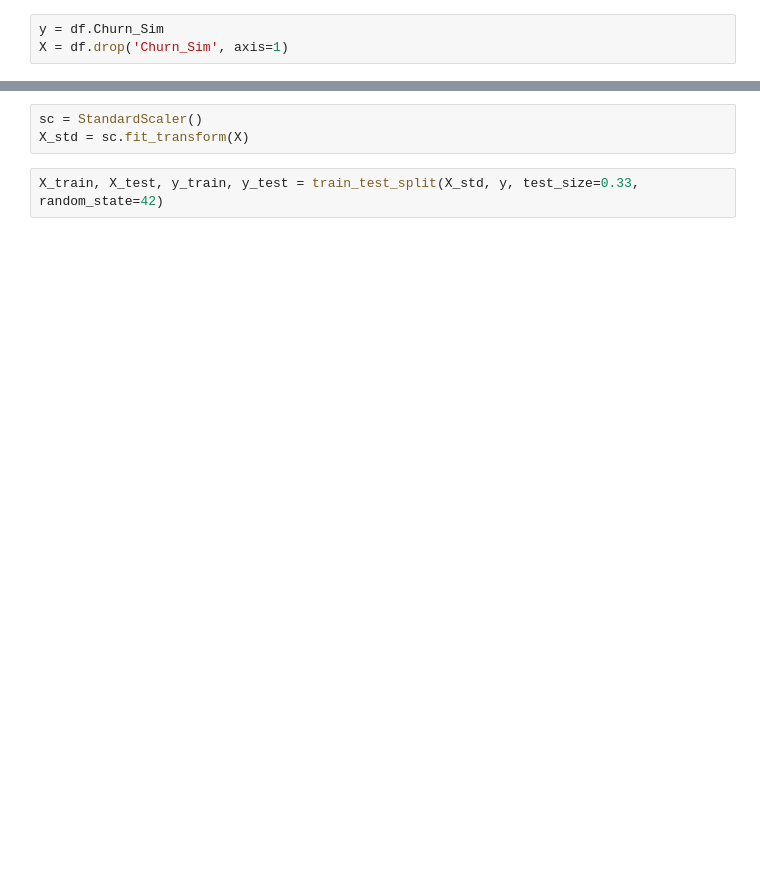
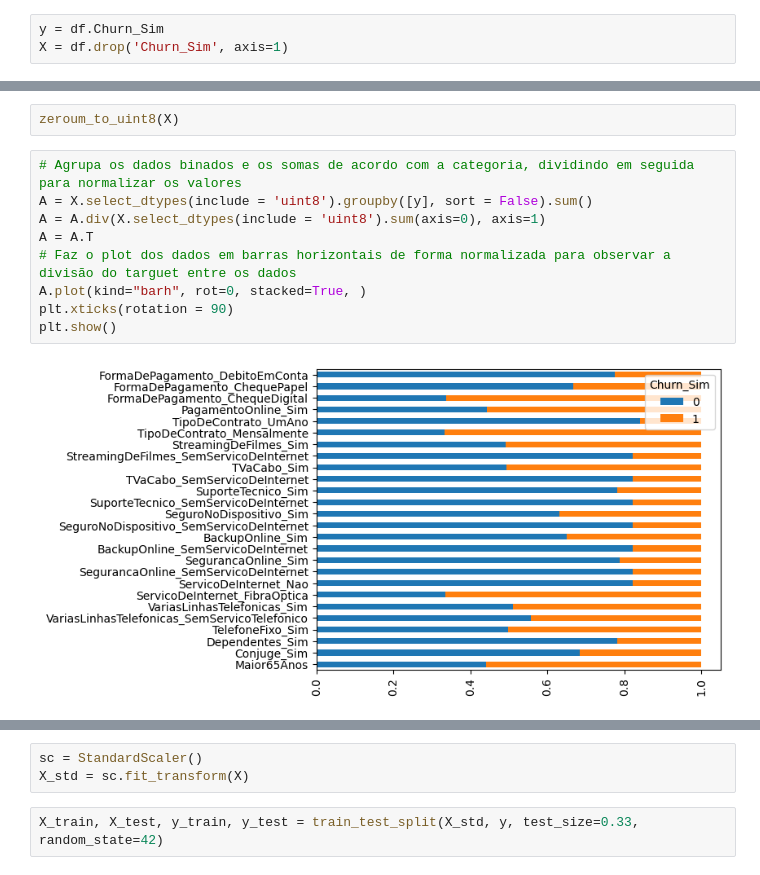
Before and after one commit to chzandonai/churn-detection, a Jupyter notebook: notebooks/Untitled.ipynb, the cells around one changed output, grey strips where cells are left out. Saved outputs shown, nothing was run; the diff lists cells and outputs as text; blank space fills up the shorter version.

```diff
--- a/notebooks/Untitled.ipynb
+++ b/notebooks/Untitled.ipynb
@@ -121,0 +181,13 @@ sns.countplot(x=X[X.columns[22]], hue=y)
+# %%
+zeroum_to_uint8(X)
+# %%
+# Agrupa os dados binados e os somas de acordo com a categoria, dividindo em seguida para normalizar os valores
+A = X.select_dtypes(include = 'uint8').groupby([y], sort = False).sum()
+A = A.div(X.select_dtypes(include = 'uint8').sum(axis=0), axis=1)
+A = A.T
+# Faz o plot dos dados em barras horizontais de forma normalizada para observar a divisão do targuet entre os dados
+A.plot(kind="barh", rot=0, stacked=True, )
+plt.xticks(rotation = 90)
+plt.show()
+# %% [output]
+[figure, added]
```
Also changed, not shown: parts of 16 cells of this notebook.
